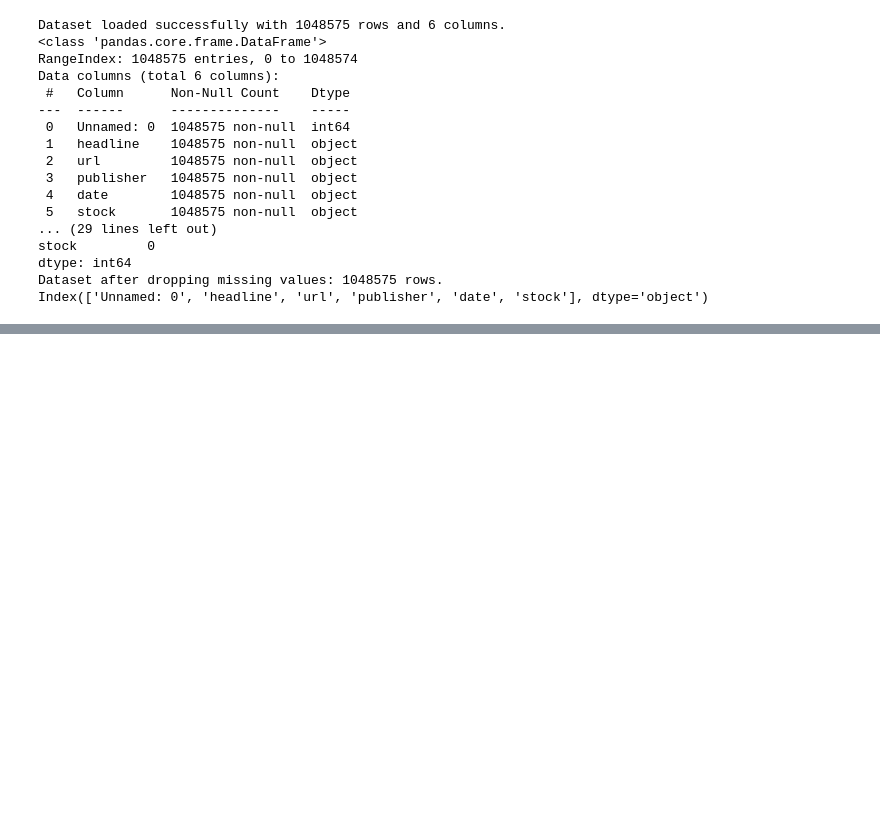
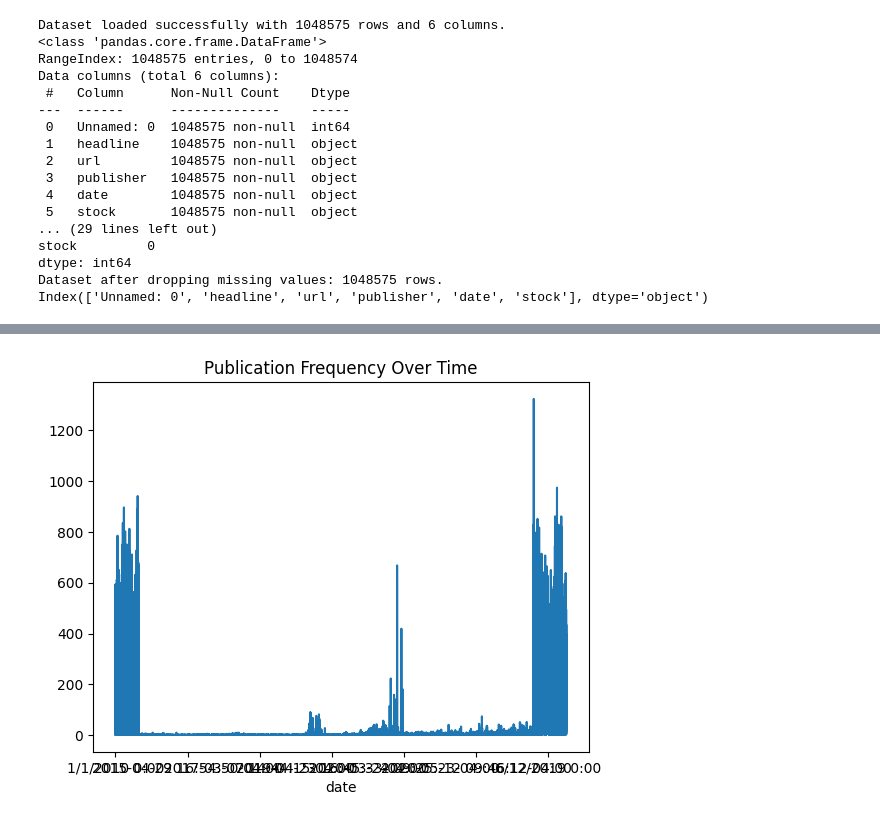
Before and after one commit to eyor23/Nova-Financial-Solutions-Week-01, a Jupyter notebook: notebooks/analysis.ipynb, the cells around one changed output, grey strips where cells are left out. Saved outputs shown, nothing was run; the diff lists cells and outputs as text; code cells hidden in the pictures; blank space fills up the shorter version.

Commit message:
Implemented EDA and analysis modules

```diff
--- a/notebooks/analysis.ipynb
+++ b/notebooks/analysis.ipynb
@@ -87,0 +111,8 @@ Name: count, Length: 27314, dtype: int64
+# %%
+#Time analysis
+from time_series import publication_frequency
+
+# Publication Frequency Analysis
+publication_frequency(data_cleaned)
+# %% [output]
+[figure, added]
```
Also changed, not shown: parts of 3 cells of this notebook, 5 other files.
